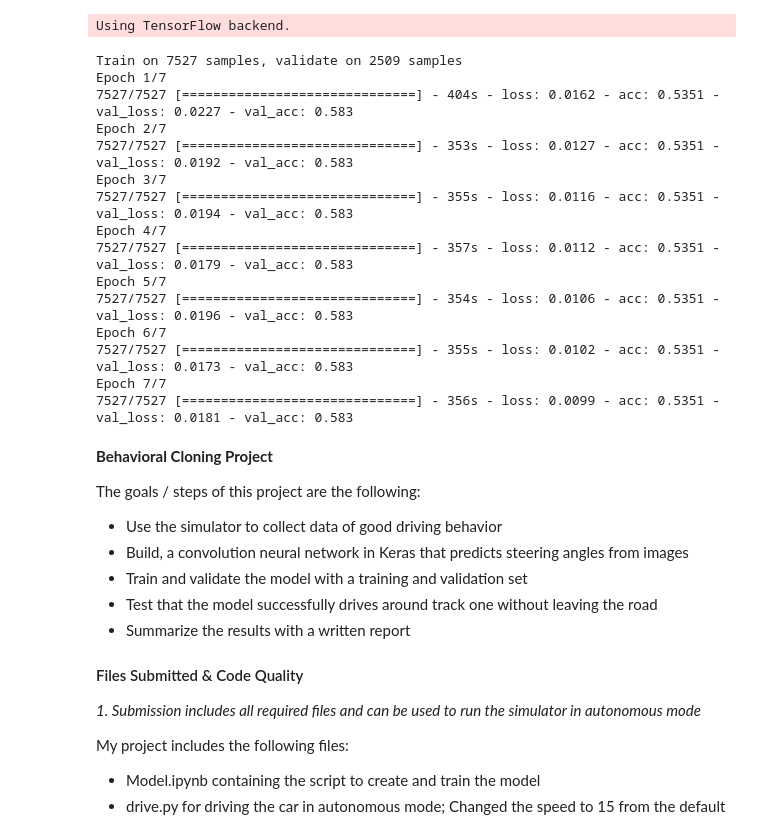
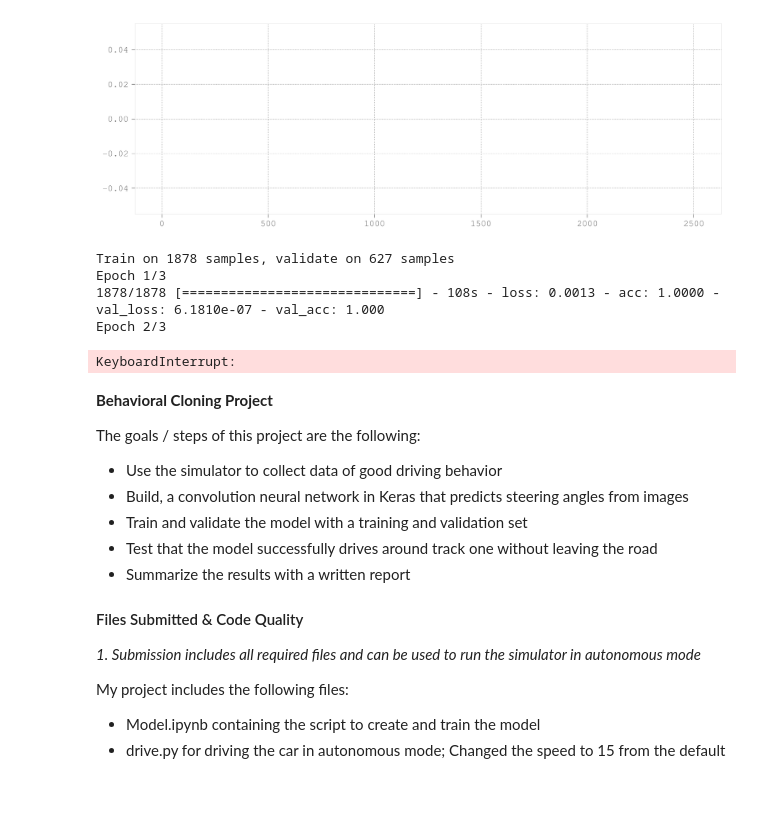
Before and after one commit to ebbaabbe/CarND-Behavioral-Cloning-P3, a Jupyter notebook: Model.ipynb, the cells around one changed output. Drawn from its saved outputs; the diff is of its cells as text; code cells hidden in the pictures; blank space fills up the shorter version.

```diff
--- a/Model.ipynb
+++ b/Model.ipynb
@@ -50,0 +76,9 @@ y_train = np.array(measurements)
+# %%
+# plot some of the random images
+fig=plt.figure(figsize=(16,16))
+images2 = X_train.reshape(len(X_train), 110, 320)
+for i in range(24):
+    ax = fig.add_subplot(6,4,i+1)
+    idx = np.random.randint(len(images2));
+    plt.imshow(images2[idx], cmap='gray');
+    plt.axis('off')
@@ -62,3 +95,15 @@ plt.show()
+# %%
+# Check training set angles
+plt.figure(figsize=(12, 4))
+plt.bar(range(len(y_train)), y_train, color='r');
+#plt.xlim(0,8000)
+
+
+def generator(x_samples, y_samples, batch_size=128):
+    idx=np.random.randint(len(x_samples)-batch_size-1)
+    return x_samples[idx:idx+batch_size], y_samples[idx:idx+batch_size]
+# %% [output]
+[figure, added]
 # %%
 # Model based on https://devblogs.nvidia.com/parallelforall/deep-learning-self-driving-cars/
 # Using keras
@@ -73,20 +118,19 @@ model = Sequential()
 
 # pre process as described in lecture
 # 1. Normalize input data
-model.add(Lambda(lambda x: x / 255.0 - 0.5, input_shape=(160,320,3)))
+model.add(Lambda(lambda x: x / 255.0 - 0.5, input_shape=(110,320,1)))
 
 # 2. Crop 70 pixels off the top and 20 pixels off the bottom of images
-model.add(Cropping2D(cropping=((70,20),(0,0))))
+#model.add(Cropping2D(cropping=((70,25),(0,0))))
-# %% [output]
-Using TensorFlow backend.
 # %%
-model.add(Conv2D(filters=24, kernel_size=5, strides=(2, 2), activation='relu'))
+model.add(Conv2D(filters=16, kernel_size=5, strides=(2, 2), activation='relu'))
 model.add(BatchNormalization(axis=1))
 #model.add(Dropout(0.2))
-model.add(Conv2D(filters=36, kernel_size=5, strides=(2, 2), activation='relu'))
+model.add(Conv2D(filters=24, kernel_size=5, strides=(2, 2), activation='relu'))
 #model.add(BatchNormalization(axis=1))
 #model.add(Dropout(0.2))
 model.add(Conv2D(filters=48, kernel_size=5, strides=(2, 2), activation='relu'))
+#model.add(BatchNormalization(axis=1))
 #model.add(Dropout(0.35))
 model.add(Conv2D(filters=64, kernel_size=3, strides=(1, 1), activation='relu'))
 #model.add(Dropout(0.3))
@@ -101,24 +145,16 @@ model.add(Dense(1))
 model.compile(optimizer='adam', loss='mse', metrics=['accuracy'])
 
 # train model
-model.fit(X_train, y_train, validation_split=0.25, shuffle=True, epochs=7)
+#for x in range(10):
+#    x, y = generator(X_train, y_train)
+model.fit(X_train, y_train, validation_split=0.25, shuffle=True, epochs=3)
 model.save('model.h5')
 # %% [output]
-Train on 7527 samples, validate on 2509 samples
-Epoch 1/7
-7527/7527 [==============================] - 404s - loss: 0.0162 - acc: 0.5351 - val_loss: 0.0227 - val_acc: 0.583
-Epoch 2/7
-7527/7527 [==============================] - 353s - loss: 0.0127 - acc: 0.5351 - val_loss: 0.0192 - val_acc: 0.583
-Epoch 3/7
-7527/7527 [==============================] - 355s - loss: 0.0116 - acc: 0.5351 - val_loss: 0.0194 - val_acc: 0.583
-Epoch 4/7
-7527/7527 [==============================] - 357s - loss: 0.0112 - acc: 0.5351 - val_loss: 0.0179 - val_acc: 0.583
-Epoch 5/7
-7527/7527 [==============================] - 354s - loss: 0.0106 - acc: 0.5351 - val_loss: 0.0196 - val_acc: 0.583
-Epoch 6/7
-7527/7527 [==============================] - 355s - loss: 0.0102 - acc: 0.5351 - val_loss: 0.0173 - val_acc: 0.583
-Epoch 7/7
-7527/7527 [==============================] - 356s - loss: 0.0099 - acc: 0.5351 - val_loss: 0.0181 - val_acc: 0.583
+Train on 1878 samples, validate on 627 samples
+Epoch 1/3
+1878/1878 [==============================] - 108s - loss: 0.0013 - acc: 1.0000 - val_loss: 6.1810e-07 - val_acc: 1.000
+Epoch 2/3
+KeyboardInterrupt:
 # %% [markdown]
 **Behavioral Cloning Project**
 
```
Also changed, not shown: parts of 3 cells of this notebook.
